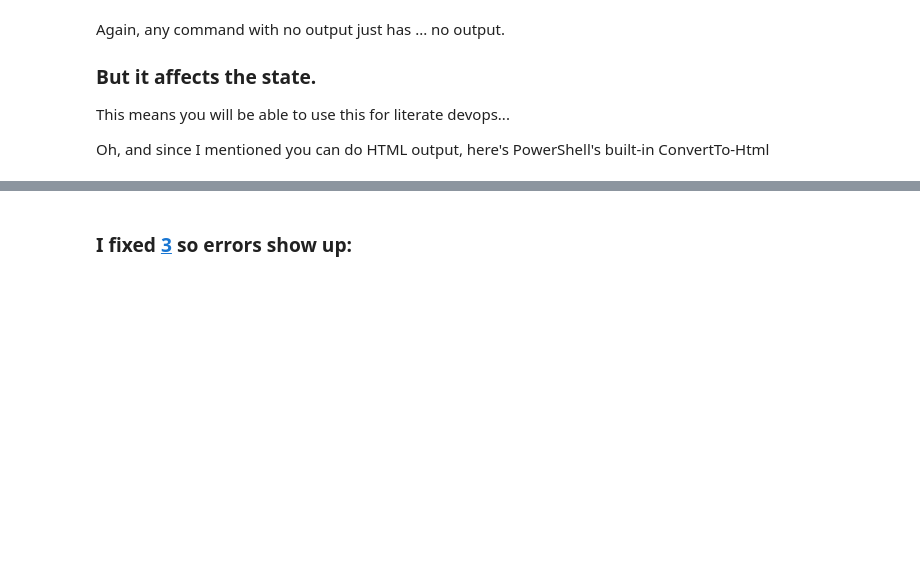
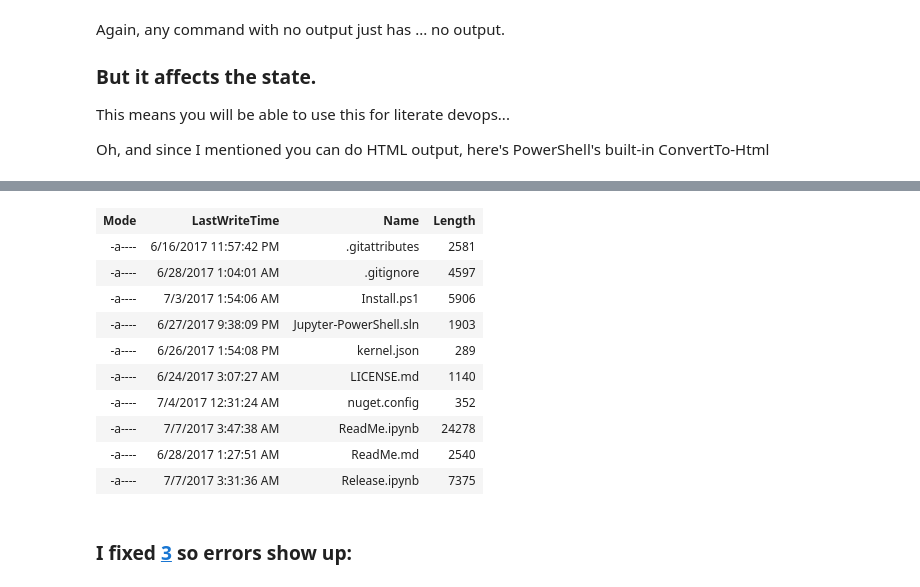
Before and after one commit to Jaykul/Jupyter-PowerShell, a Jupyter notebook: ReadMe.ipynb, the cells around one changed output, grey strips where cells are left out. Saved outputs shown, nothing was run; the diff lists cells and outputs as text; code cells hidden in the pictures; blank space fills up the shorter version.

```diff
--- a/ReadMe.ipynb
+++ b/ReadMe.ipynb
@@ -122,3 +154,22 @@ Get-ChildItem -file | ConvertTo-Html Mode, LastWriteTime, Name, Length
+# %%
+# TODO: fix need to -join?
+# TODO: fix double-json encoding
+[PSCustomObject]@{
+"html" = -join ($Files | ConvertTo-Html Mode, LastWriteTime, Name, Length)
+#"json" = -join ($Files | ConvertTo-Json)
+} | Write-Jupyter
+# %% [output]
+| Mode | LastWriteTime | Name | Length |
+| -a---- | 6/16/2017 11:57:42 PM | .gitattributes | 2581 |
+| -a---- | 6/28/2017 1:04:01 AM | .gitignore | 4597 |
+| -a---- | 7/3/2017 1:54:06 AM | Install.ps1 | 5906 |
+| -a---- | 6/27/2017 9:38:09 PM | Jupyter-PowerShell.sln | 1903 |
+| -a---- | 6/26/2017 1:54:08 PM | kernel.json | 289 |
+| -a---- | 6/24/2017 3:07:27 AM | LICENSE.md | 1140 |
+| -a---- | 7/4/2017 12:31:24 AM | nuget.config | 352 |
+| -a---- | 7/7/2017 3:47:38 AM | ReadMe.ipynb | 24278 |
+| -a---- | 6/28/2017 1:27:51 AM | ReadMe.md | 2540 |
+| -a---- | 7/7/2017 3:31:36 AM | Release.ipynb | 7375 |
 # %% [markdown]
 ### I fixed [3](https://github.com/Jaykul/Jupyter-PowerShell/issues/3) so errors show up:
 # %%
```
Also changed, not shown: parts of 11 cells of this notebook, 21 other files.
